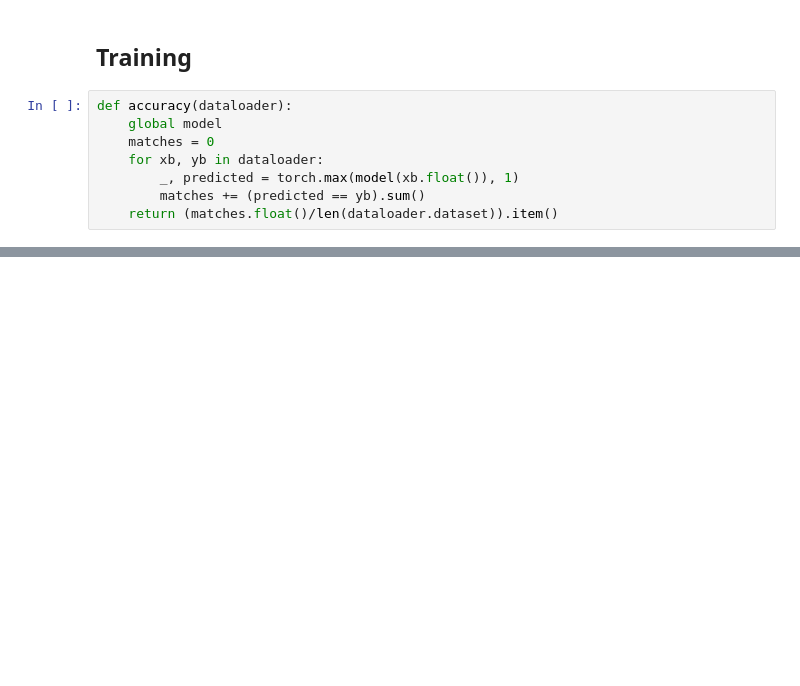
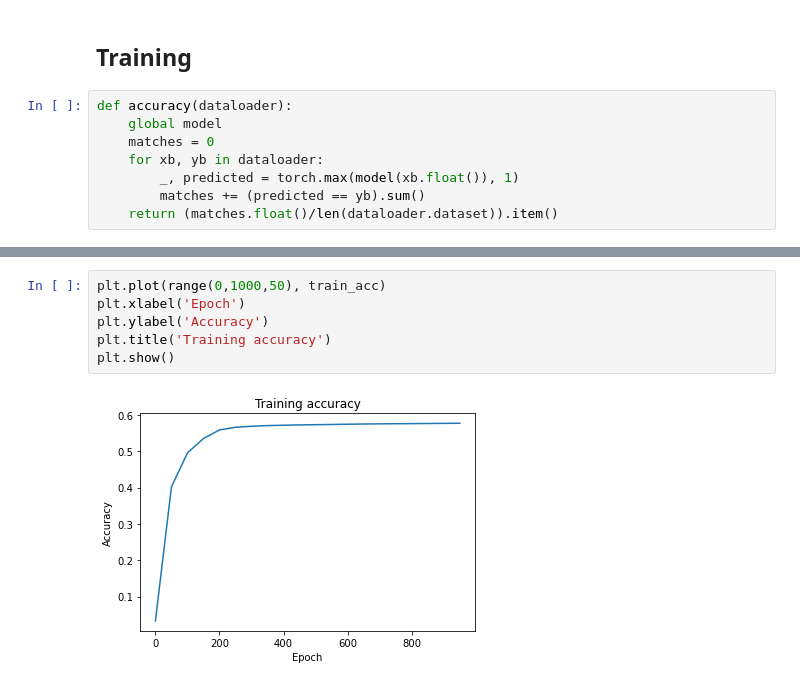
Before and after one commit to faaizT/AI_Clinician, a Jupyter notebook: Neural Net.ipynb, the cells around one changed output, grey strips where cells are left out. Drawn from its saved outputs; the diff is of its cells as text; blank space fills up the shorter version.

```diff
--- a/Neural Net.ipynb
+++ b/Neural Net.ipynb
@@ -195,0 +261,8 @@ plt.show()
+# %%
+plt.plot(range(0,1000,50), train_acc)
+plt.xlabel('Epoch')
+plt.ylabel('Accuracy')
+plt.title('Training accuracy')
+plt.show()
+# %% [output]
+[figure, added]
```
Also changed, not shown: parts of 12 cells of this notebook.
